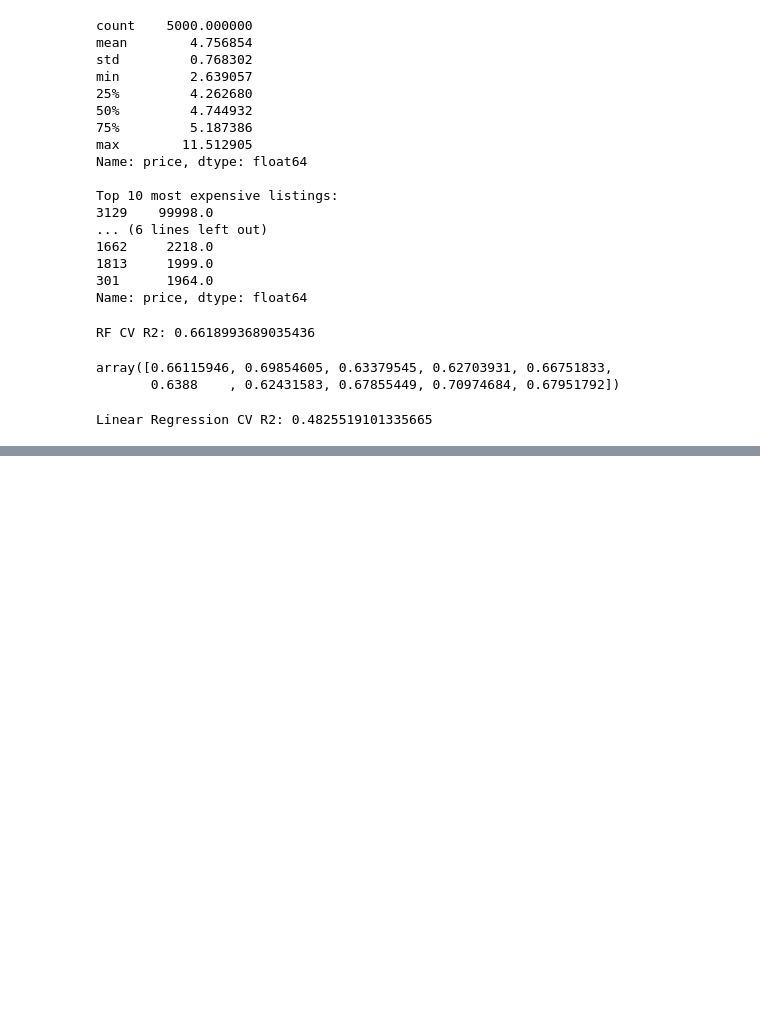
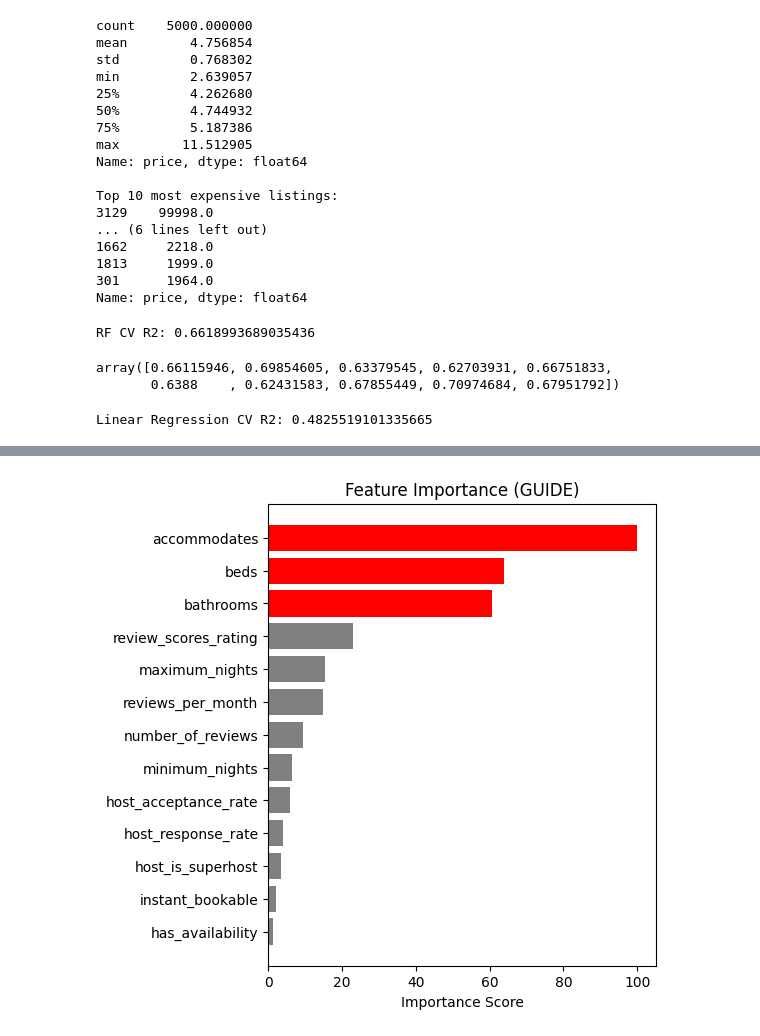
Before and after one commit to hungrydoor14/STAT443, a Jupyter notebook: data_cleanup.ipynb, the cells around one changed output, grey strips where cells are left out. Cells and saved outputs as stored; diff of their text form; code cells hidden in the pictures; blank space fills up the shorter version.

```diff
--- a/data_cleanup.ipynb
+++ b/data_cleanup.ipynb
@@ -401,0 +557,3 @@ test
+# %%
+importance_df["Normalized"] = (importance_df["Score"] / importance_df["Score"].max()) * 100
+print(importance_df[["Variable", "Score", "Normalized"]].sort_values("Score", ascending=False))
@@ -474,0 +637,12 @@ Linear Regression CV R2: 0.4825519101335665
+# %%
+# GUIDE txt file manipulation
+import pandas as pd
+
+# Read the file (fixed-width format)
+df = pd.read_fwf("importance.txt")
+
+# Convert Score from scientific notation to float (just in case)
+df["Score"] = df["Score"].astype(float)
+
+# Check result
+df.head()
@@ -474,0 +656,22 @@ Linear Regression CV R2: 0.4825519101335665
+# %%
+import matplotlib.pyplot as plt
+
+df_sorted = df.copy()
+df_sorted["Score"] = (df_sorted["Score"] / df_sorted["Score"].max()) * 100
+df_sorted = df_sorted.sort_values(by="Score", ascending=True)
+
+threshold = 20
+colors = ["red" if score >= threshold else "gray" for score in df_sorted["Score"]]
+top_k = 3
+colors = ["red" if i >= len(importance_df) - top_k else "gray"
+          for i in range(len(importance_df))]
+
+plt.figure(figsize=(5, 6))
+plt.barh(df_sorted["Variable"], df_sorted["Score"], color=colors)
+plt.xlabel("Importance Score")
+plt.title("Feature Importance (GUIDE)")
+#plt.axvline(threshold, linestyle="--", color="darkred", label=f"Threshold = {threshold}")
+plt.savefig("guide_feature_importance.png", dpi=300, bbox_inches="tight")
+plt.show()
+# %% [output]
+[figure, added]
```
Also changed, not shown: parts of 16 cells of this notebook, 17 other files.
